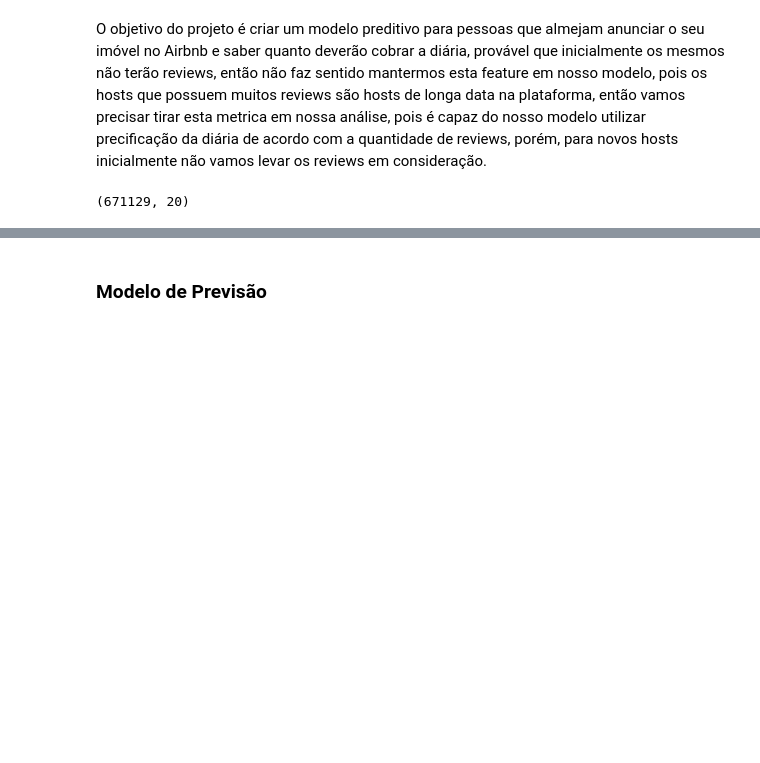
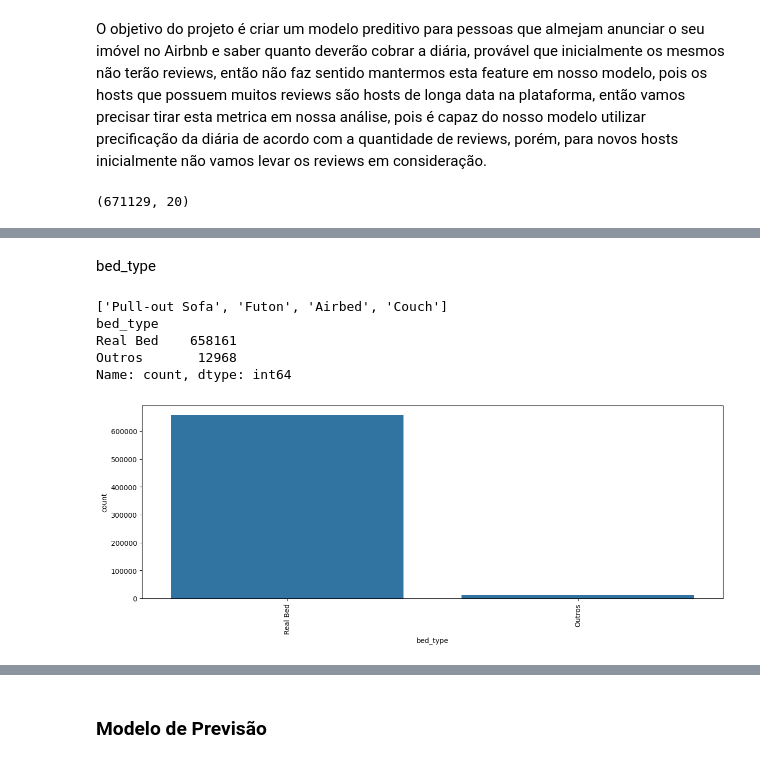
Before and after one commit to Gabrielxdev/Ci-ncia-dados-Airbnb, a Jupyter notebook: análise.ipynb, the cells around one changed output, grey strips where cells are left out. Saved outputs shown, nothing was run; the diff lists cells and outputs as text; code cells hidden in the pictures; blank space fills up the shorter version.

```diff
--- a/análise.ipynb
+++ b/análise.ipynb
@@ -468,0 +533,29 @@ plt.xticks(rotation=45);
+# %% [markdown]
+bed_type
+# %%
+
+# agrupando categorias de bed_type
+
+tabela_bed_type = base_airbnb['bed_type'].value_counts()
+colunas_agrupar = []
+
+for tipo in tabela_bed_type.index:
+    if tabela_bed_type[tipo] < 10000:
+        colunas_agrupar.append(tipo)
+print(colunas_agrupar)
+
+
+for tipo in colunas_agrupar:
+    base_airbnb.loc[base_airbnb['bed_type']==tipo, 'bed_type'] = 'Outros'
+print(base_airbnb['bed_type'].value_counts())
+
+plt.figure(figsize=(15, 5))
+sns.countplot(x='bed_type', data=base_airbnb)
+plt.xticks(rotation=90);
+# %% [output]
+['Pull-out Sofa', 'Futon', 'Airbed', 'Couch']
+bed_type
+Real Bed    658161
+Outros       12968
+Name: count, dtype: int64
+[figure, added]
```
Also changed, not shown: parts of 13 cells of this notebook.
